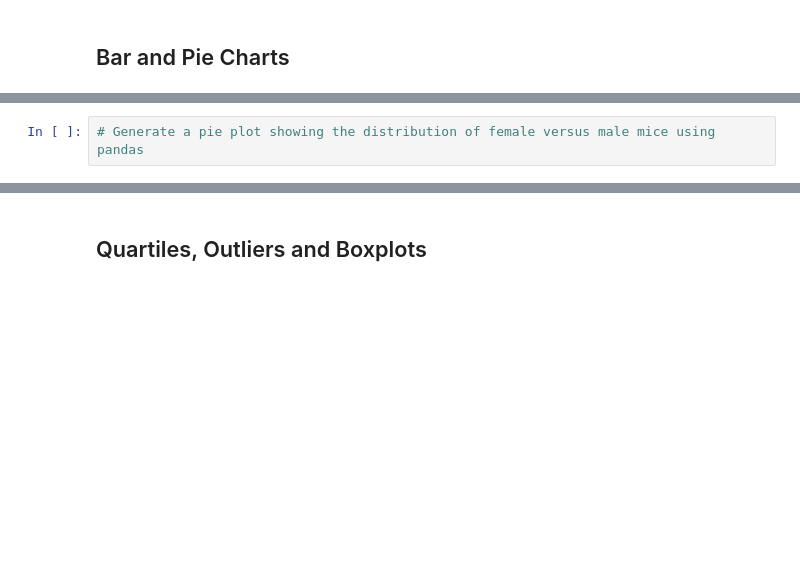
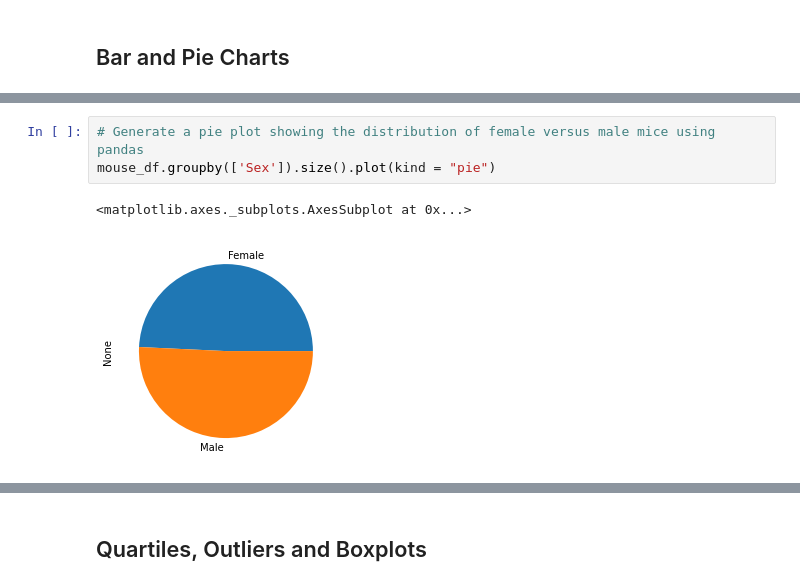
Before and after one commit to tmsteph/matplotlib_Homework, a Jupyter notebook: Pymaceuticals/pymaceuticals_Thomas.ipynb, the cells around one changed output, grey strips where cells are left out. Saved outputs shown, nothing was run; the diff lists cells and outputs as text; blank space fills up the shorter version.

```diff
--- a/Pymaceuticals/pymaceuticals_Thomas.ipynb
+++ b/Pymaceuticals/pymaceuticals_Thomas.ipynb
@@ -133,4 +148,8 @@ TypeError: unhashable type: 'numpy.ndarray'
 # %%
 # Generate a pie plot showing the distribution of female versus male mice using pandas
+mouse_df.groupby(['Sex']).size().plot(kind = "pie")
+# %% [output]
+<matplotlib.axes._subplots.AxesSubplot at 0x...>
+[figure, added]
 # %%
 # Generate a pie plot showing the distribution of female versus male mice using pyplot
```
Also changed, not shown: parts of 13 cells of this notebook.
